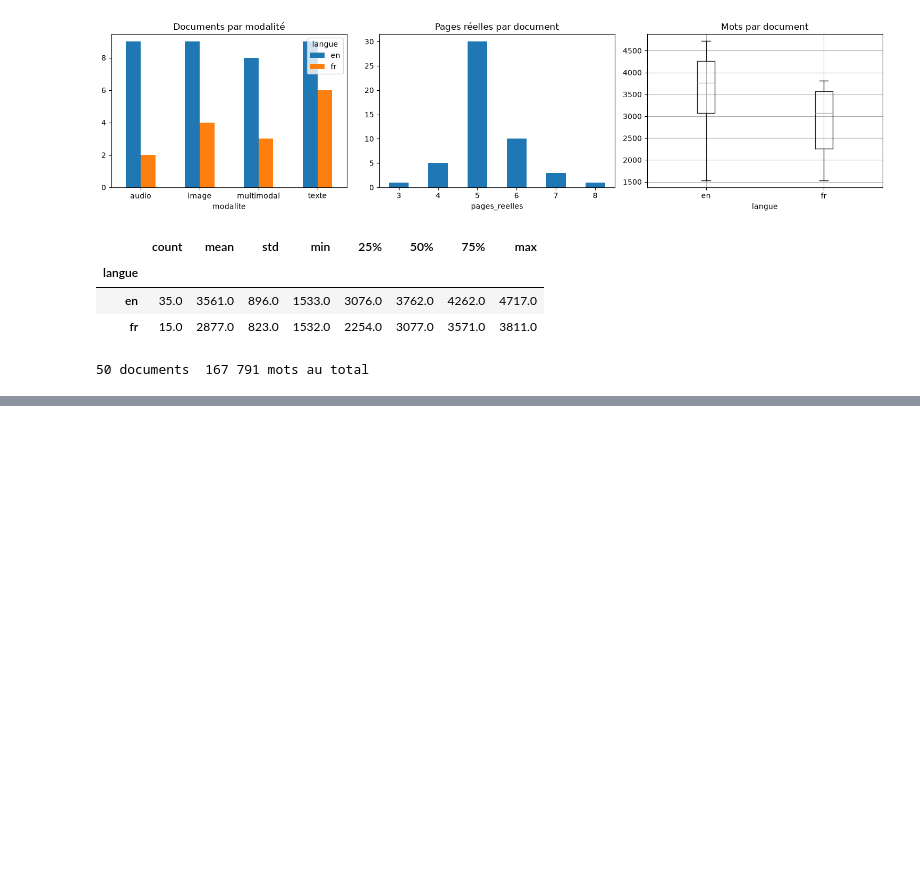
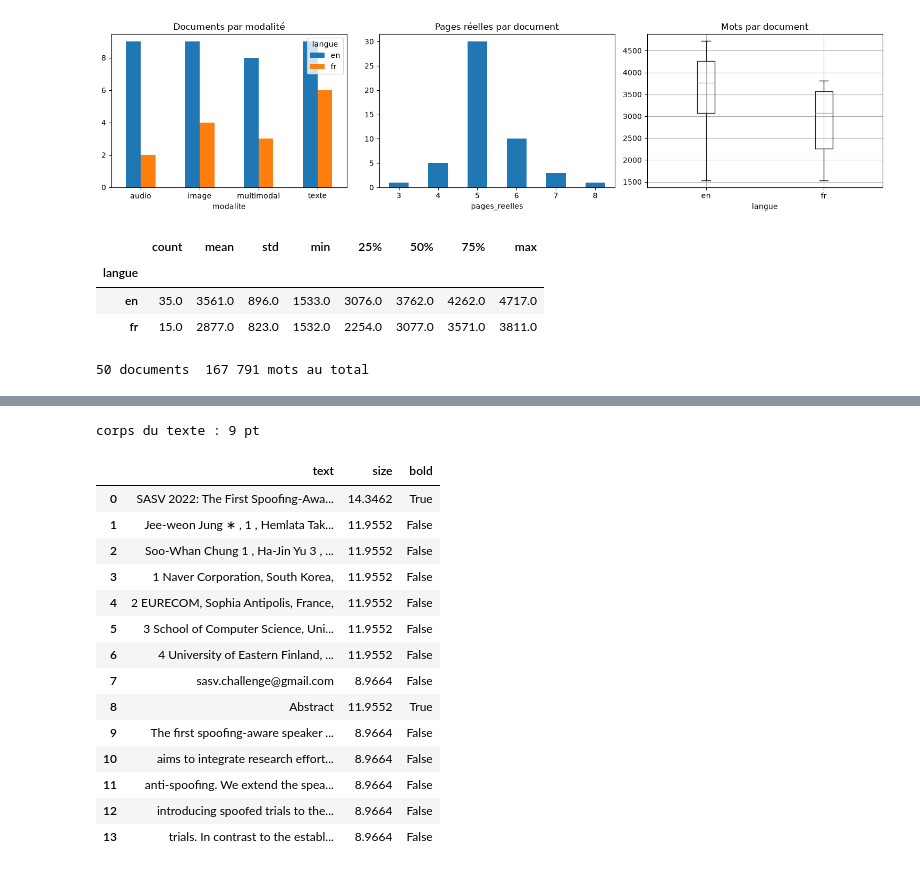
Before and after one commit to mentalist011101/tp1-recherche-semantique, a Jupyter notebook: notebooks/recherche_semantique.ipynb, the cells around one changed output, grey strips where cells are left out. Saved outputs shown, nothing was run; the diff lists cells and outputs as text; code cells hidden in the pictures; blank space fills up the shorter version.

```diff
--- a/notebooks/recherche_semantique.ipynb
+++ b/notebooks/recherche_semantique.ipynb
@@ -248,0 +312,80 @@ print(f"{len(corpus)} documents, {corpus['mots'].sum():,} mots au total".replace
+# %%
+BOLD_FONTS = ("bold", "medi", "semibold", "black", "heavy")
+BARE_NUMBER_RE = re.compile(r"^(\d+(\.\d+)*|[IVX]+)\.?$")
+
+
+@dataclass(frozen=True)
+class Line:
+    text: str
+    size: float
+    bold: bool
+
+
+def read_lines(path: Path) -> list[Line]:
+    lines = []
+    with pymupdf.open(path) as doc:
+        for page in doc:
+            if page.number == 0 and "HAL Id" in page.get_text():
+                continue
+            height = page.rect.height
+            for block in page.get_text("dict")["blocks"]:
+                if block["type"] != 0:
+                    continue
+                top, bottom = block["bbox"][1] / height, block["bbox"][3] / height
+                pending_number = ""
+                for line in block["lines"]:
+                    if line["dir"] != (1.0, 0.0):
+                        continue
+                    spans = [s for s in line["spans"] if s["text"].strip()]
+                    text = fix_small_caps(normalize(" ".join(s["text"] for s in spans)))
+                    if not text or (bottom < 0.07 or top > 0.93) and len(text) < 120:
+                        continue
+                    if BARE_NUMBER_RE.match(text):
+                        pending_number = text
+                        continue
+                    text = f"{pending_number} {text}".strip()
+                    pending_number = ""
+                    lines.append(Line(text, max(s["size"] for s in spans), all(is_bold(s) for s in spans)))
+    return lines
+
+
+def normalize(text: str) -> str:
+    # NFKC décompose les ligatures typographiques (« ﬁ » → « fi ») que les PDF LaTeX utilisent partout.
+    return re.sub(r"\s+", " ", unicodedata.normalize("NFKC", text)).strip()
+
+
+def fix_small_caps(text: str) -> str:
+    return re.sub(r"\b([A-ZÀ-Ý]) ([A-ZÀ-Ý]{2,})\b", r"\1\2", text)
+
+
+def is_bold(span: dict) -> bool:
+    return bool(span["flags"] & 16) or any(k in span["font"].lower() for k in BOLD_FONTS)
+
+
+def body_size(lines: list[Line]) -> int:
+    chars = Counter()
+    for line in lines:
+        chars[round(line.size)] += len(line.text)
+    return chars.most_common(1)[0][0]
+
+
+d21 = read_lines(PDF_DIR / "D21.pdf")
+print(f"corps du texte : {body_size(d21)} pt")
+pd.DataFrame(d21[:14])
+# %% [output]
+corps du texte : 9 pt
+|  | text | size | bold |
+| 0 | SASV 2022: The First Spoofing-Awa... | 14.3462 | True |
+| 1 | Jee-weon Jung ∗ , 1 , Hemlata Tak... | 11.9552 | False |
+| 2 | Soo-Whan Chung 1 , Ha-Jin Yu 3 , ... | 11.9552 | False |
+| 3 | 1 Naver Corporation, South Korea, | 11.9552 | False |
+| 4 | 2 EURECOM, Sophia Antipolis, France, | 11.9552 | False |
+| 5 | 3 School of Computer Science, Uni... | 11.9552 | False |
+| 6 | 4 University of Eastern Finland, ... | 11.9552 | False |
+| 7 | sasv.challenge@gmail.com | 8.9664 | False |
+| 8 | Abstract | 11.9552 | True |
+| 9 | The first spoofing-aware speaker ... | 8.9664 | False |
+| 10 | aims to integrate research effort... | 8.9664 | False |
+| 11 | anti-spoofing. We extend the spea... | 8.9664 | False |
+| 12 | introducing spoofed trials to the... | 8.9664 | False |
+| 13 | trials. In contrast to the establ... | 8.9664 | False |
```
Also changed, not shown: parts of 20 cells of this notebook, 4 other files.
